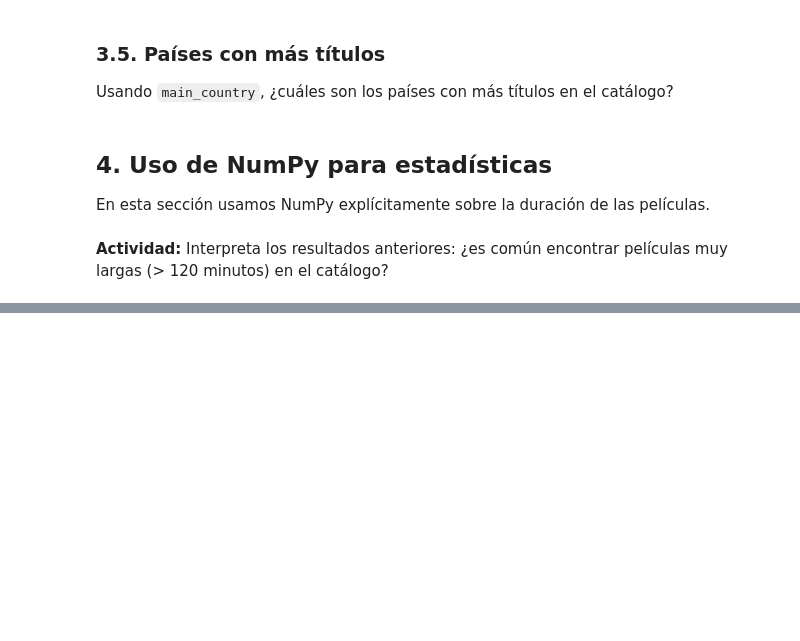
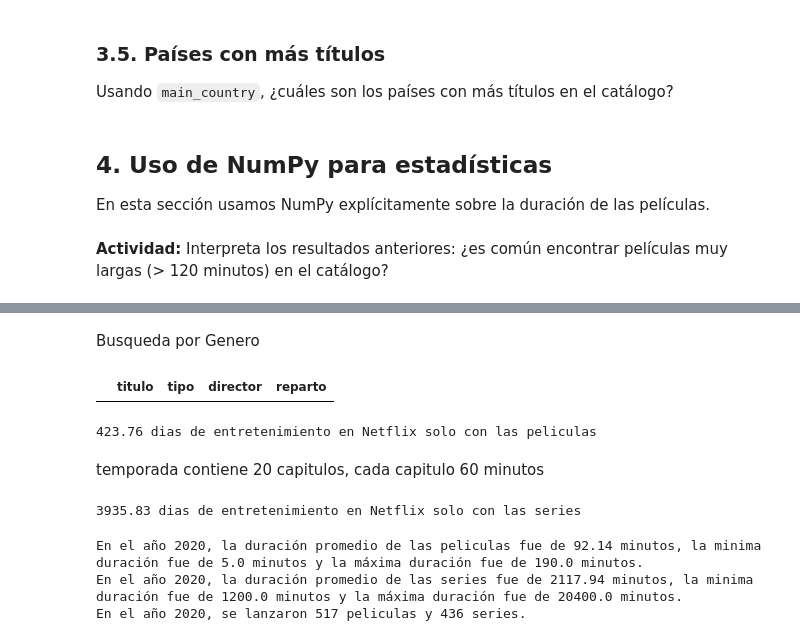
Before and after one commit to DUBLAX2045/NetflixData, a Jupyter notebook: netflix_eda_clase.ipynb, the cells around one changed output, grey strips where cells are left out. Cells and saved outputs as stored; diff of their text form; code cells hidden in the pictures; blank space fills up the shorter version.

```diff
--- a/netflix_eda_clase.ipynb
+++ b/netflix_eda_clase.ipynb
@@ -554,0 +604,52 @@ Escribe un breve resumen (5–8 frases) donde respondas, en lenguaje natural, a
+# %%
+df['genero'].replace('TV', '', regex=True, inplace=True)
+df['genero'] = df['genero'].str.strip()
+# %% [markdown]
+Busqueda por Genero
+# %%
+def buscar_por_genero(elegenero):
+    genero = elegenero.lower()
+    return df.loc[(df['genero'].str.contains(genero, na=False)), ['titulo', 'tipo', 'director', 'reparto']]
+
+buscar_por_genero(input("Ingrese el genero"))
+# %% [output]
+|  | titulo | tipo | director | reparto |
+# %%
+tiempo_total = (nxp['duracion_num'].sum() / 60)/24
+
+print(f"{tiempo_total:.2f} dias de entretenimiento en Netflix solo con las peliculas")
+# %% [output]
+423.76 dias de entretenimiento en Netflix solo con las peliculas
+# %% [markdown]
+temporada contiene 20 capitulos, cada capitulo 60 minutos
+# %%
+tiempo_total_series = (nxs['duracion_num'].sum()*20/24)
+print(f"{tiempo_total_series:.2f} dias de entretenimiento en Netflix solo con las series")
+# %% [output]
+3935.83 dias de entretenimiento en Netflix solo con las series
+# %%
+duracion_estandar_series = nxs['duracion_num'].values * 1200
+def estadisticas_anios(año):
+    año = int(año)
+    peliculas_año = nxp[nxp['anio_de_lanzamiento'] == año]
+    series_año = nxs[nxs['anio_de_lanzamiento'] == año]
+    duracion_peliculas = peliculas_año['duracion_num'].mean()
+    minima_duracion = peliculas_año['duracion_num'].min()
+    maxima_duracion = peliculas_año['duracion_num'].max()
+    duracion_series = duracion_estandar_series.mean()
+    minima_duracion_series = duracion_estandar_series.min()
+    maxima_duracion_series = duracion_estandar_series.max()
+    if año not in nxp['anio_de_lanzamiento'].values and año not in nxs['anio_de_lanzamiento'].values:
+        print(f"No hay datos disponibles para el año {año}.")
+        return
+    else:
+        print(f"En el año {año}, la duración promedio de las peliculas fue de {duracion_peliculas:.2f} minutos, la minima duración fue de {minima_duracion} minutos y la máxima duración fue de {maxima_duracion} minutos.")
+        print(f"En el año {año}, la duración promedio de las series fue de {duracion_series:.2f} minutos, la minima duración fue de {minima_duracion_series} minutos y la máxima duración fue de {maxima_duracion_series} minutos.")
+        print(f"En el año {año}, se lanzaron {peliculas_año.shape[0]} peliculas y {series_año.shape[0]} series.")
+    return
+
+estadisticas_anios(int(input("Ingrese el año que desea consultar")))
+# %% [output]
+En el año 2020, la duración promedio de las peliculas fue de 92.14 minutos, la minima duración fue de 5.0 minutos y la máxima duración fue de 190.0 minutos.
+En el año 2020, la duración promedio de las series fue de 2117.94 minutos, la minima duración fue de 1200.0 minutos y la máxima duración fue de 20400.0 minutos.
+En el año 2020, se lanzaron 517 peliculas y 436 series.
```
Also changed, not shown: parts of 9 cells of this notebook.
